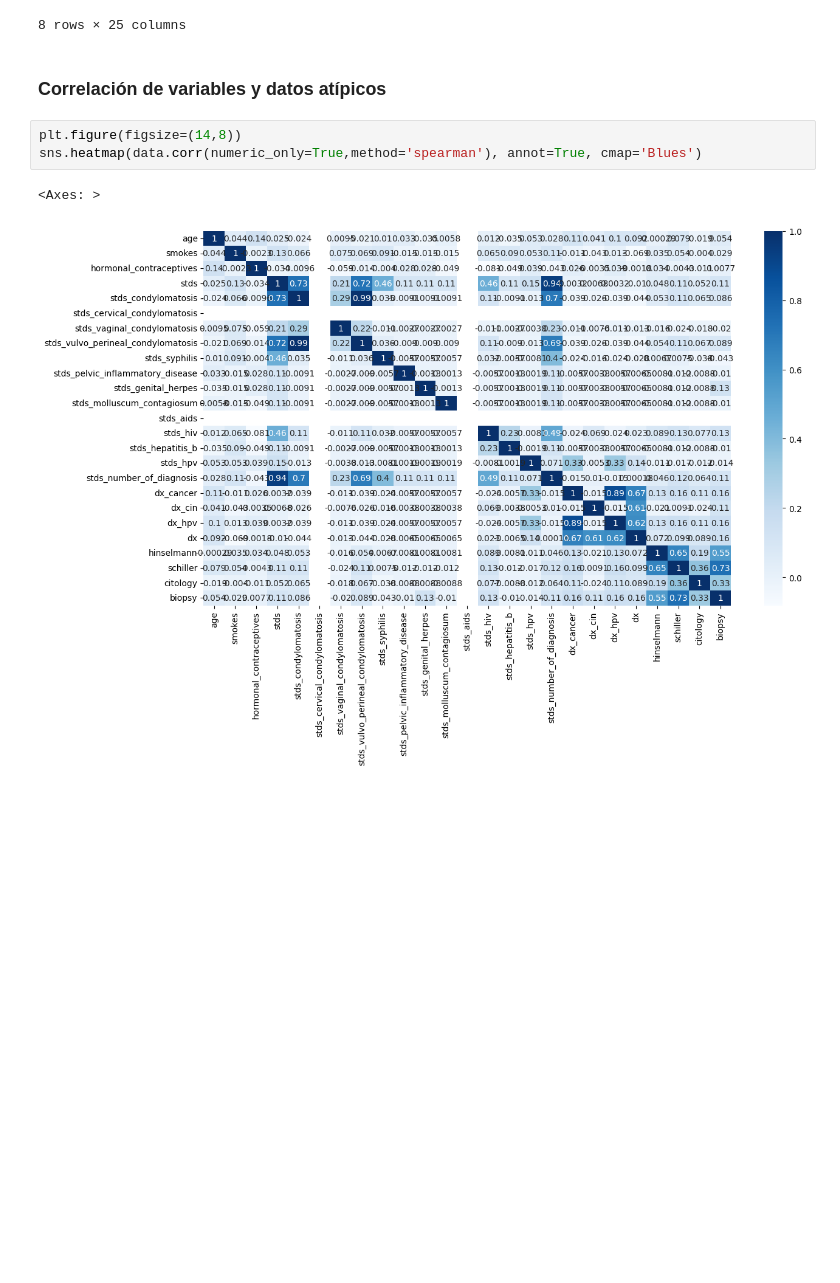
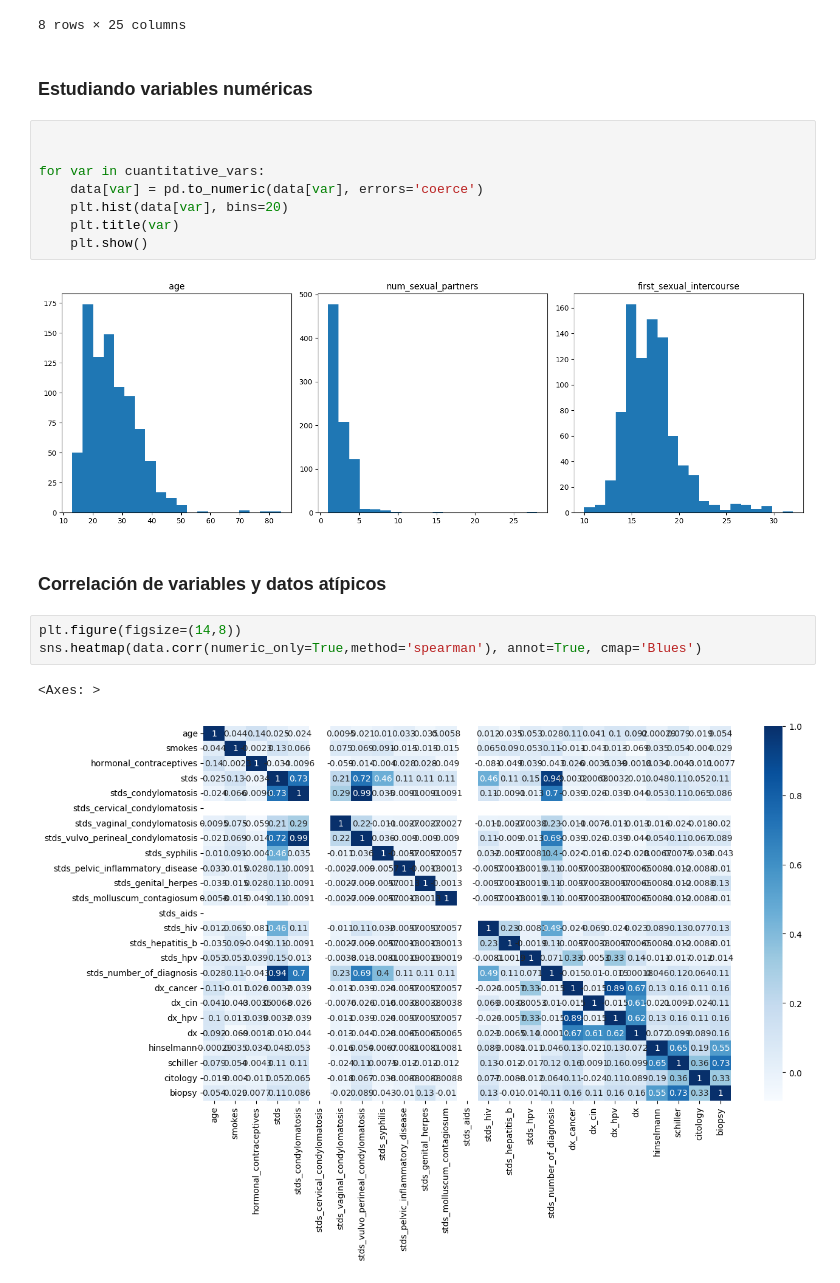
Before and after one commit to MGonza20/Lab1_DataScience, a Jupyter notebook: Lab1_DS.ipynb, the cells around one changed output. Cells and saved outputs as stored; diff of their text form; blank space fills up the shorter version.

Commit message:
Histogramas de variables cuantitativas

```diff
--- a/Lab1_DS.ipynb
+++ b/Lab1_DS.ipynb
@@ -96,6 +96,18 @@ data.describe()
 | 75% | 32.000000 | 0.000000 | 1.000000 | 0.000000 | 0.000000 | 0.0 | ... |
 | max | 84.000000 | 1.000000 | 1.000000 | 1.000000 | 1.000000 | 0.0 | ... |
 8 rows × 25 columns
+# %% [markdown]
+### Estudiando variables numéricas
+# %%
+
+
+for var in cuantitative_vars:
+    data[var] = pd.to_numeric(data[var], errors='coerce')
+    plt.hist(data[var], bins=20)
+    plt.title(var)
+    plt.show()
+# %% [output]
+[figure, added]
 # %% [markdown]
 ### Correlación de variables y datos atípicos
 # %%
```
